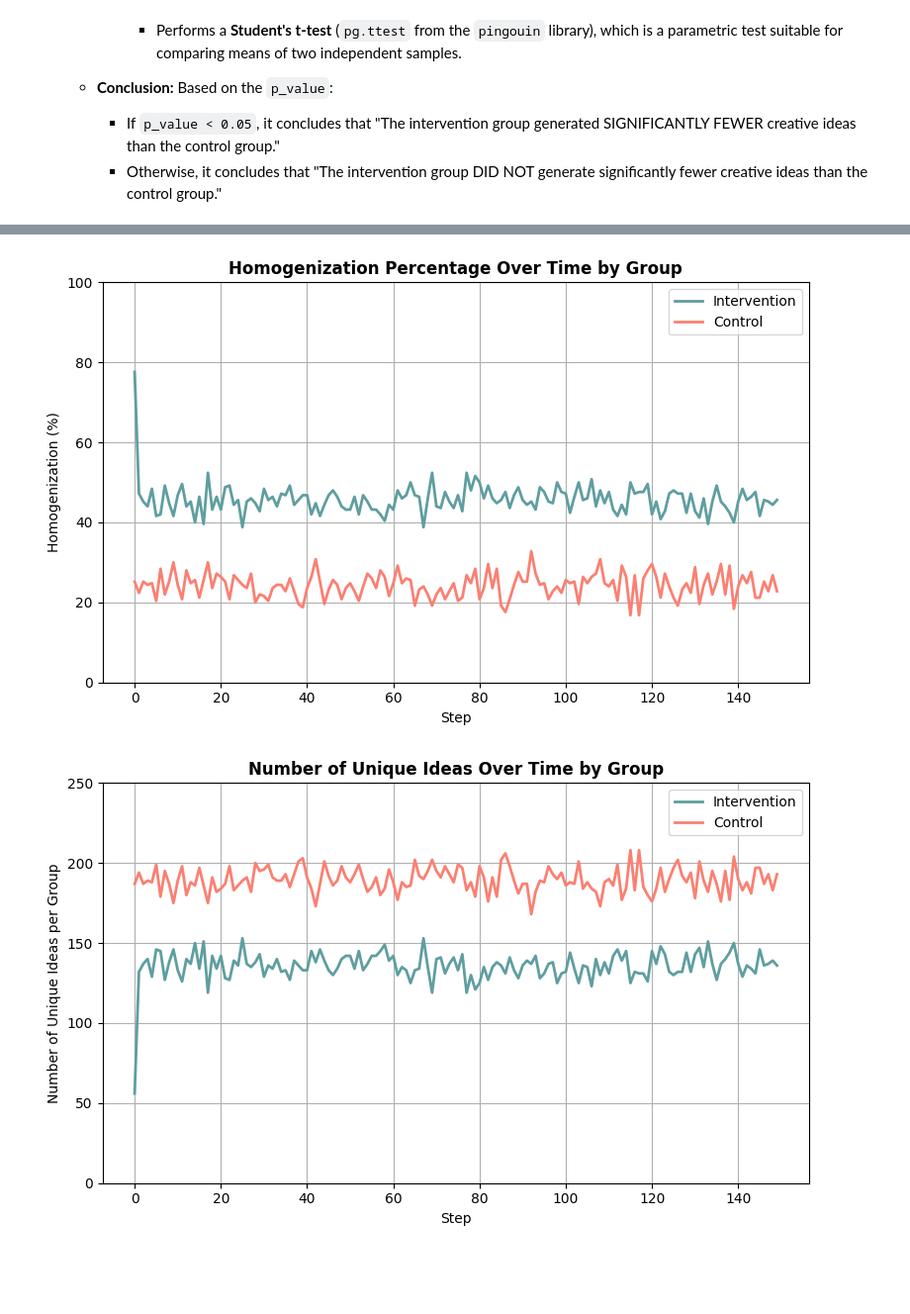
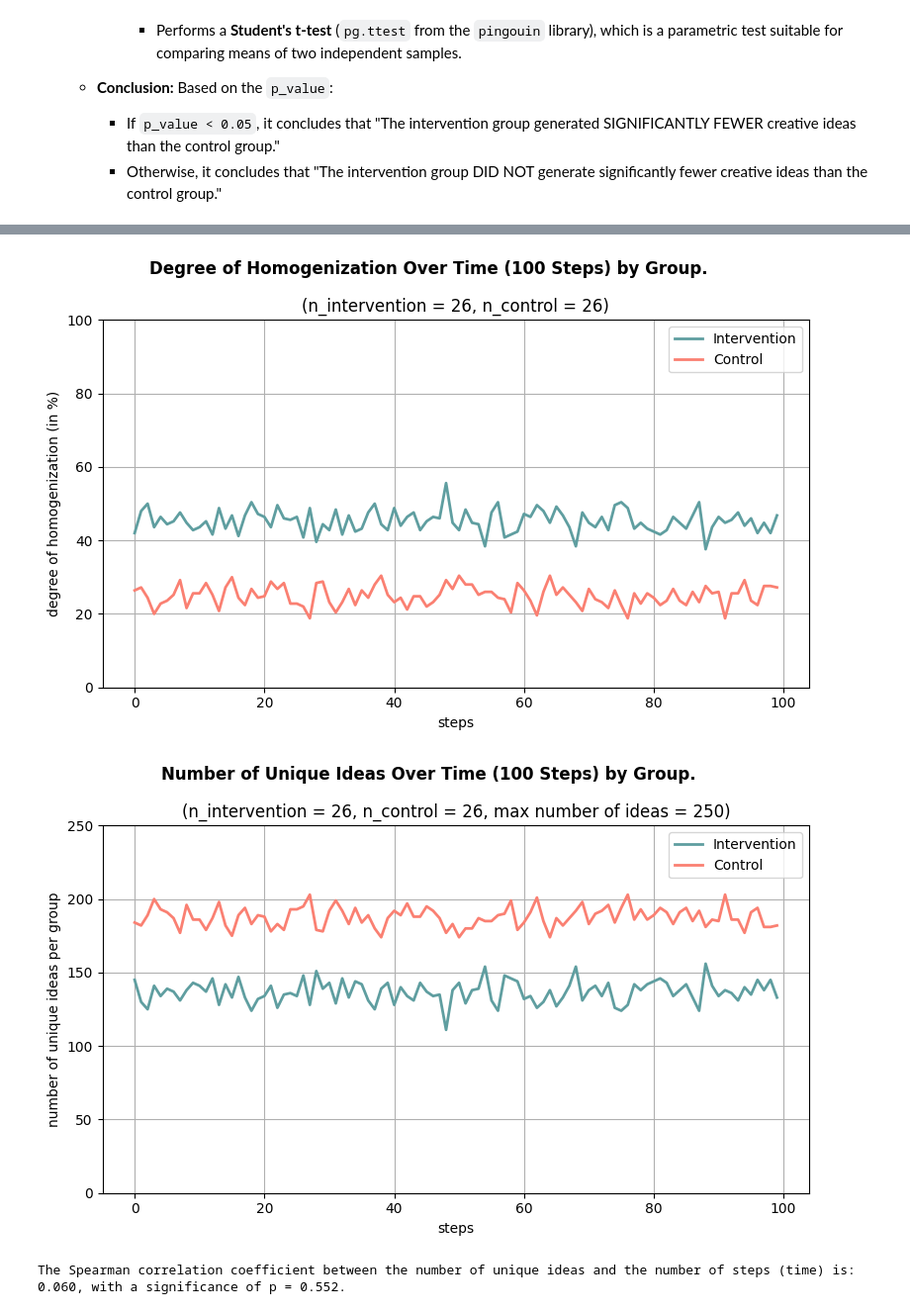
Before and after one commit to Miraah24/CMSS-final-assignment, a Jupyter notebook: simulation_no_convergence.ipynb, the cells around one changed output, grey strips where cells are left out. Shown at 99% size. Drawn from its saved outputs; the diff is of its cells as text; code cells hidden in the pictures; blank space fills up the shorter version.

Commit message:
Add files via upload
improved model, but still some issues with the homogenization behavior, not sure if due to code or the model design

```diff
--- a/simulation_no_convergence.ipynb
+++ b/simulation_no_convergence.ipynb
@@ -61,6 +61,7 @@ class HumanAgent(mesa.Agent):
             # 50% from AI suggestions (if available)
             num_from_ai = int(num_ideas_to_create * 0.5)
             ai_suggestions = self.model.ai_agent.propose_ideas(num_from_ai)
+            #max_ai_ideas = self.model.ai_agent.propose_ideas(num_ideas_to_create)
             newly_generated_ideas.update(ai_suggestions)
 
         # 15% from memory (30% of 50% = 15%)
@@ -71,15 +72,16 @@ class HumanAgent(mesa.Agent):
 
         # 35% new from pool (not in memory or AI)
             num_new = num_ideas_to_create - len(newly_generated_ideas)
-            forbidden = self.memory.union(self.model.ai_agent.eternal_memory.keys())
+            forbidden = self.memory.union(set(ai_suggestions))
             new_ideas = list(idea_pool - forbidden - newly_generated_ideas)
             if new_ideas:
                 newly_generated_ideas.update(random.sample(new_ideas, min(num_new, len(new_ideas))))
 
         # if more ideas are needed due to insufficient memory size
-            remaining_needed = num_ideas_to_create - len(newly_generated_ideas)
-            available_fallback_ideas = list(idea_pool - newly_generated_ideas)
-            newly_generated_ideas.update(random.sample(available_fallback_ideas, remaining_needed))
+        #    remaining_needed = num_ideas_to_create - len(newly_generated_ideas)
+        #    if remaining_needed > 0:
+        #        fallback_list = [idea for idea in max_ai_ideas[num_from_ai:] if idea not in newly_generated_ideas]
+        #        newly_generated_ideas.update(fallback_list[:remaining_needed])
 
 
         #self.memory.update(newly_generated_ideas) # Add newly generated ideas to memory
@@ -592,33 +543,42 @@ model_df = model.datacollector.get_model_vars_dataframe()
 plt.figure(figsize=(8, 5))
 plt.plot(model_df["InterventionHomogenization"], label="Intervention", color="cadetblue", lw=2)
 plt.plot(model_df["ControlHomogenization"], label="Control", color="salmon", lw=2)
-plt.title("Homogenization Percentage Over Time by Group", fontweight='bold')
-plt.xlabel("Step")
-plt.ylabel("Homogenization (%)")
+#plt.title("Degree of Homogenization Over Time by Group", fontweight='bold')
+plt.suptitle(f"Degree of Homogenization Over Time (100 Steps) by Group.", fontweight='bold')
+plt.title(f"(n_intervention = 26, n_control = 26)")
+plt.xlabel("steps")
+plt.ylabel("degree of homogenization (in %)")
 plt.ylim(0, 100)
 plt.legend()
 plt.grid(True)
 plt.tight_layout()
 plt.show()
 # %% [output]
-[figure, old version]
+[figure, new version]
 # %%
 # Plot unique ideas over time
 model_df = model.datacollector.get_model_vars_dataframe()
 
 plt.figure(figsize=(8, 5))
 plt.plot(model_df["InterventionUniqueIdeas"], label="Intervention", color="cadetblue", lw=2)
 plt.plot(model_df["ControlUniqueIdeas"], label="Control", color="salmon", lw=2)
-plt.title("Number of Unique Ideas Over Time by Group", fontweight='bold')
-plt.xlabel("Step")
-plt.ylabel("Number of Unique Ideas per Group")
+plt.suptitle(f"Number of Unique Ideas Over Time (100 Steps) by Group.", fontweight='bold')
+plt.title(f"(n_intervention = 26, n_control = 26, max number of ideas = 250)")
+#plt.title("Number of Unique Ideas Over Time by Group", fontweight='bold')
+plt.xlabel("steps")
+plt.ylabel("number of unique ideas per group")
 plt.ylim(0, 250)
 plt.legend()
 plt.grid(True)
 plt.tight_layout()
 plt.show()
+
+time_steps = list(range(len(model_df["InterventionUniqueIdeas"])))
+spearman_coefficient, spearman_pval = stats.spearmanr(model_df["InterventionUniqueIdeas"], time_steps)
+print(f"The Spearman correlation coefficient between the number of unique ideas and the number of steps (time) is: {spearman_coefficient:.3f}, with a significance of p = {spearman_pval:.3f}.")
 # %% [output]
-[figure, old version]
+[figure, new version]
+The Spearman correlation coefficient between the number of unique ideas and the number of steps (time) is: 0.060, with a significance of p = 0.552.
 # %%
 # AI memory size over time
 plt.figure(figsize=(8, 5))
```
Also changed, not shown: parts of 7 cells of this notebook.
